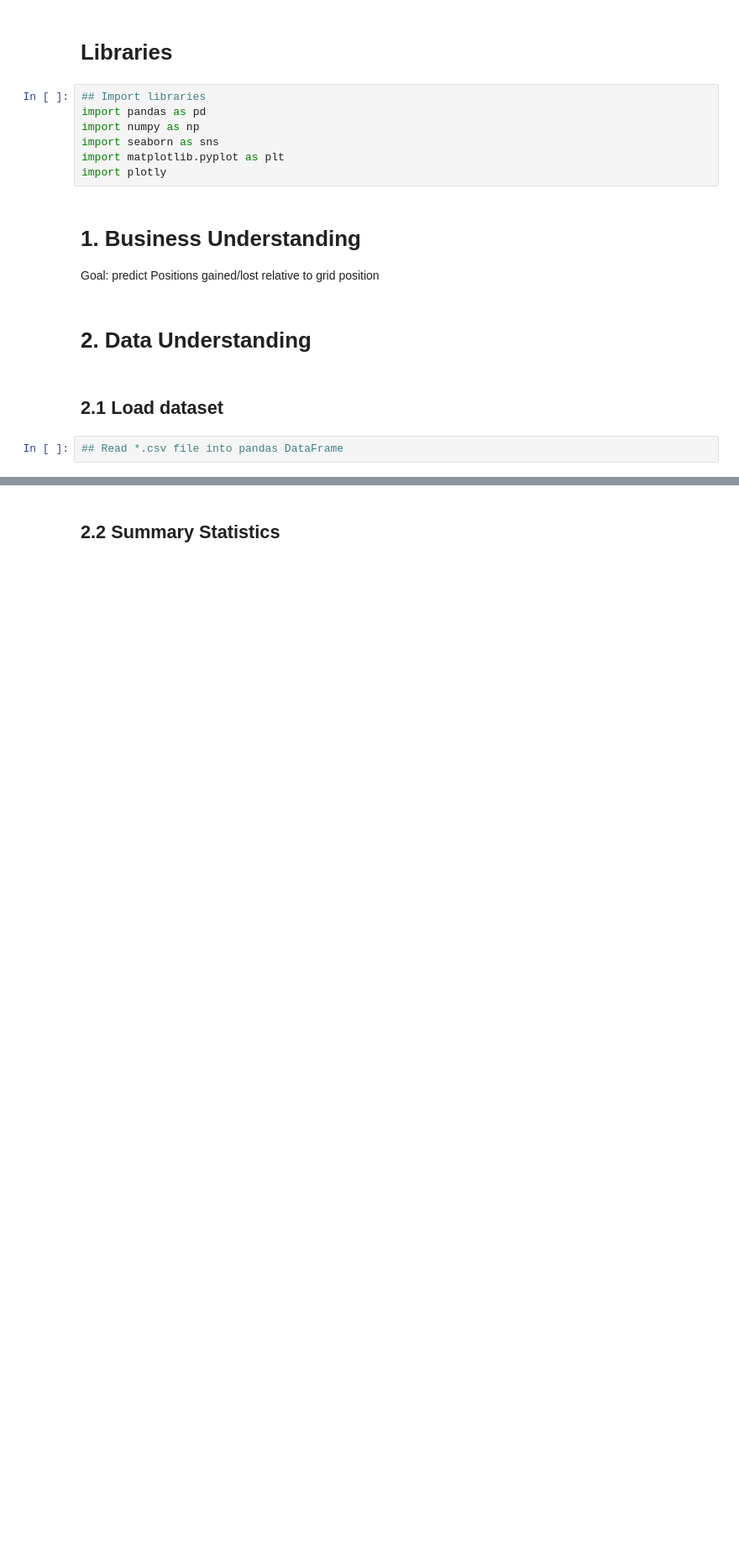
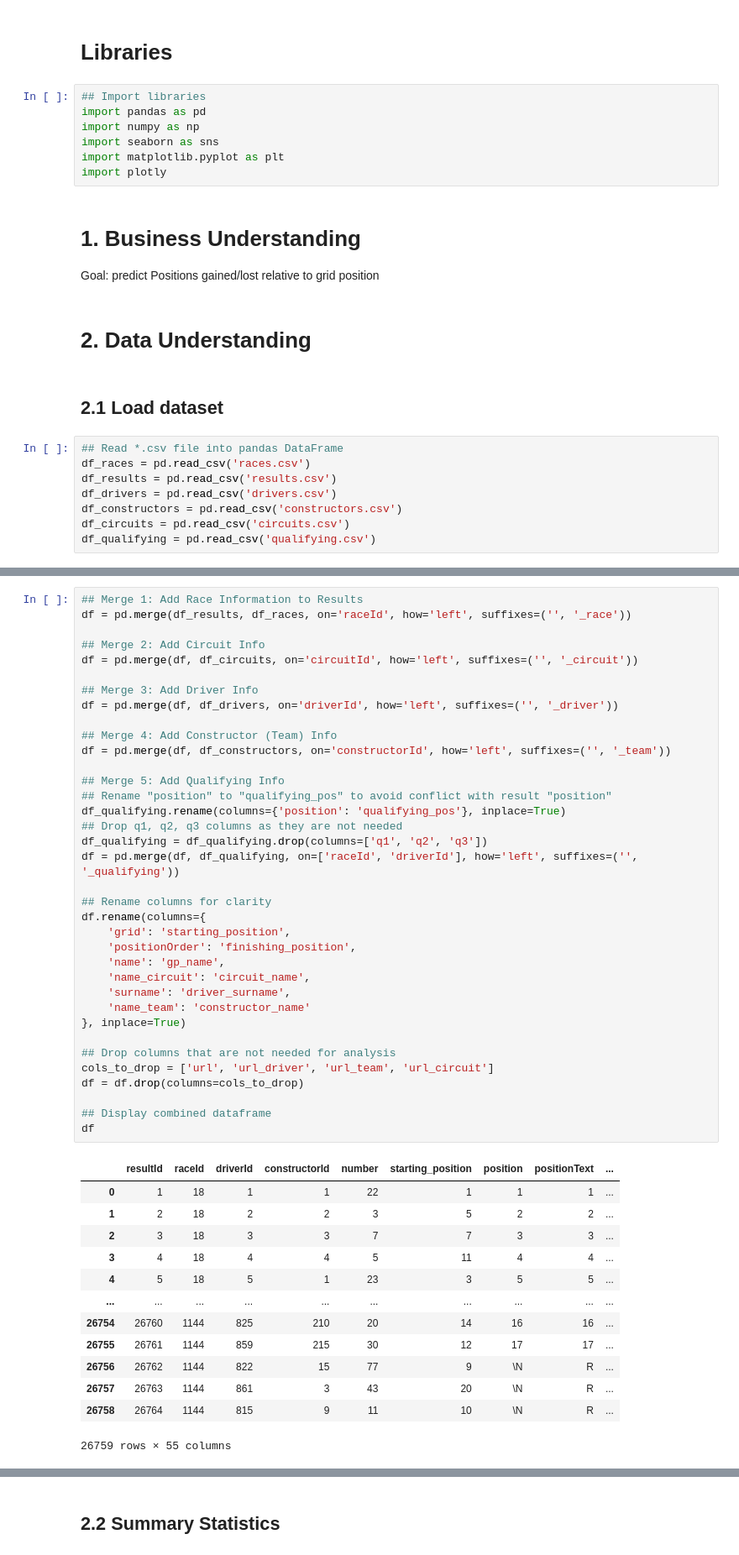
Before and after one commit to ruien78436/MLDP, a Jupyter notebook: MLDP Program Codes.ipynb, the cells around one changed output, grey strips where cells are left out. Shown at 84% size. Drawn from its saved outputs; the diff is of its cells as text; blank space fills up the shorter version.

Commit message:
Loaded datasets, merged 6 datasets into 1, cleaned the dataset

```diff
--- a/MLDP Program Codes.ipynb
+++ b/MLDP Program Codes.ipynb
@@ -37,3 +37,9 @@ Goal: predict Positions gained/lost relative to grid position
 ## 2.1 Load dataset
 # %%
 ## Read *.csv file into pandas DataFrame
+df_races = pd.read_csv('races.csv')
+df_results = pd.read_csv('results.csv')
+df_drivers = pd.read_csv('drivers.csv')
+df_constructors = pd.read_csv('constructors.csv')
+df_circuits = pd.read_csv('circuits.csv')
+df_qualifying = pd.read_csv('qualifying.csv')
@@ -39,0 +52,50 @@ Goal: predict Positions gained/lost relative to grid position
+# %%
+## Merge 1: Add Race Information to Results
+df = pd.merge(df_results, df_races, on='raceId', how='left', suffixes=('', '_race'))
+
+## Merge 2: Add Circuit Info
+df = pd.merge(df, df_circuits, on='circuitId', how='left', suffixes=('', '_circuit'))
+
+## Merge 3: Add Driver Info
+df = pd.merge(df, df_drivers, on='driverId', how='left', suffixes=('', '_driver'))
+
+## Merge 4: Add Constructor (Team) Info
+df = pd.merge(df, df_constructors, on='constructorId', how='left', suffixes=('', '_team'))
+
+## Merge 5: Add Qualifying Info
+## Rename "position" to "qualifying_pos" to avoid conflict with result "position"
+df_qualifying.rename(columns={'position': 'qualifying_pos'}, inplace=True)
+## Drop q1, q2, q3 columns as they are not needed
+df_qualifying = df_qualifying.drop(columns=['q1', 'q2', 'q3'])
+df = pd.merge(df, df_qualifying, on=['raceId', 'driverId'], how='left', suffixes=('', '_qualifying'))
+
+## Rename columns for clarity
+df.rename(columns={
+    'grid': 'starting_position',
+    'positionOrder': 'finishing_position',
+    'name': 'gp_name',
+    'name_circuit': 'circuit_name',
+    'surname': 'driver_surname',
+    'name_team': 'constructor_name'
+}, inplace=True)
+
+## Drop columns that are not needed for analysis
+cols_to_drop = ['url', 'url_driver', 'url_team', 'url_circuit']
+df = df.drop(columns=cols_to_drop)
+
+## Display combined dataframe
+df
+# %% [output]
+|  | resultId | raceId | driverId | constructorId | number | starting_position | position | positionText | ... |
+| 0 | 1 | 18 | 1 | 1 | 22 | 1 | 1 | 1 | ... |
+| 1 | 2 | 18 | 2 | 2 | 3 | 5 | 2 | 2 | ... |
+| 2 | 3 | 18 | 3 | 3 | 7 | 7 | 3 | 3 | ... |
+| 3 | 4 | 18 | 4 | 4 | 5 | 11 | 4 | 4 | ... |
+| 4 | 5 | 18 | 5 | 1 | 23 | 3 | 5 | 5 | ... |
+| ... | ... | ... | ... | ... | ... | ... | ... | ... | ... |
+| 26754 | 26760 | 1144 | 825 | 210 | 20 | 14 | 16 | 16 | ... |
+| 26755 | 26761 | 1144 | 859 | 215 | 30 | 12 | 17 | 17 | ... |
+| 26756 | 26762 | 1144 | 822 | 15 | 77 | 9 | \N | R | ... |
+| 26757 | 26763 | 1144 | 861 | 3 | 43 | 20 | \N | R | ... |
+| 26758 | 26764 | 1144 | 815 | 9 | 11 | 10 | \N | R | ... |
+26759 rows × 55 columns
```
Also changed, not shown: parts of 9 cells of this notebook, 6 other files.
